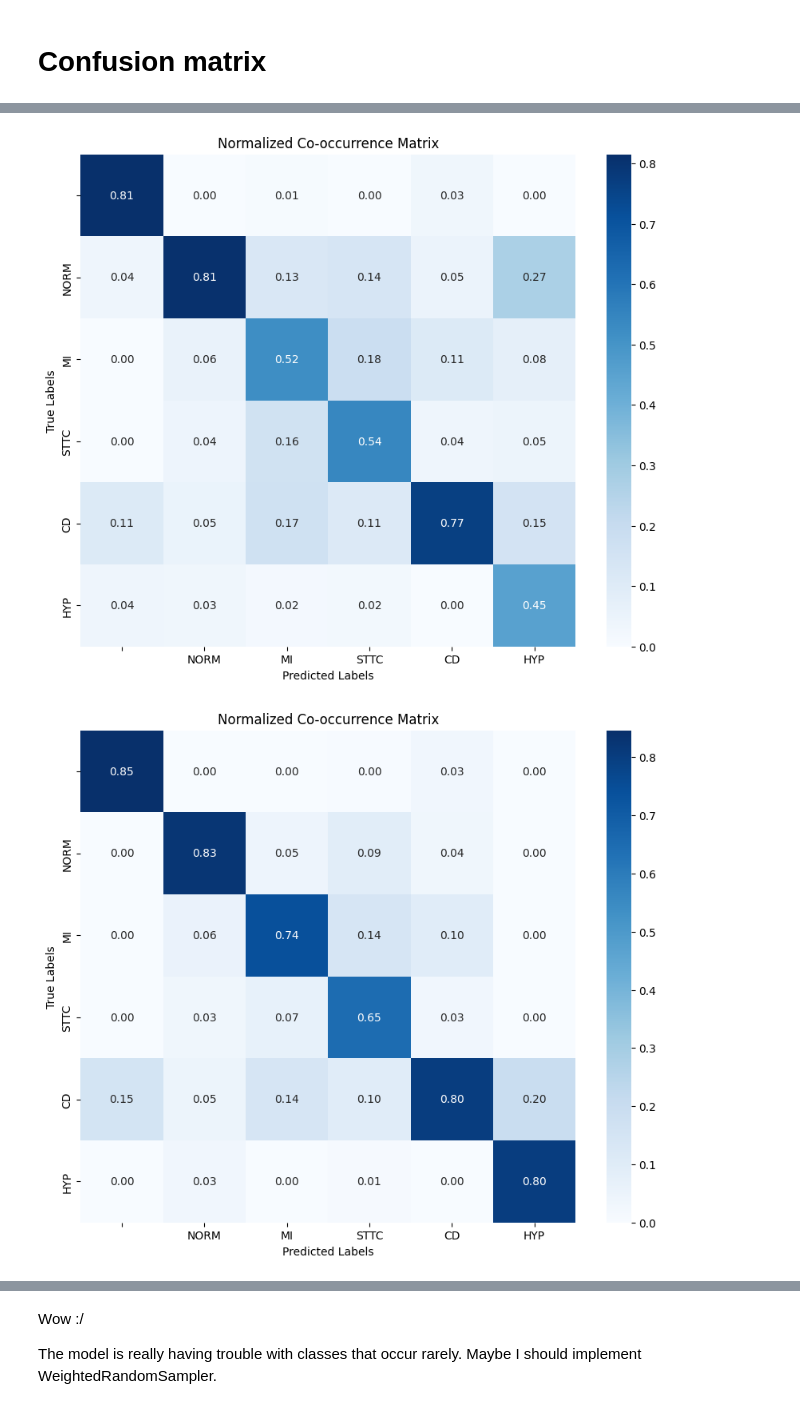
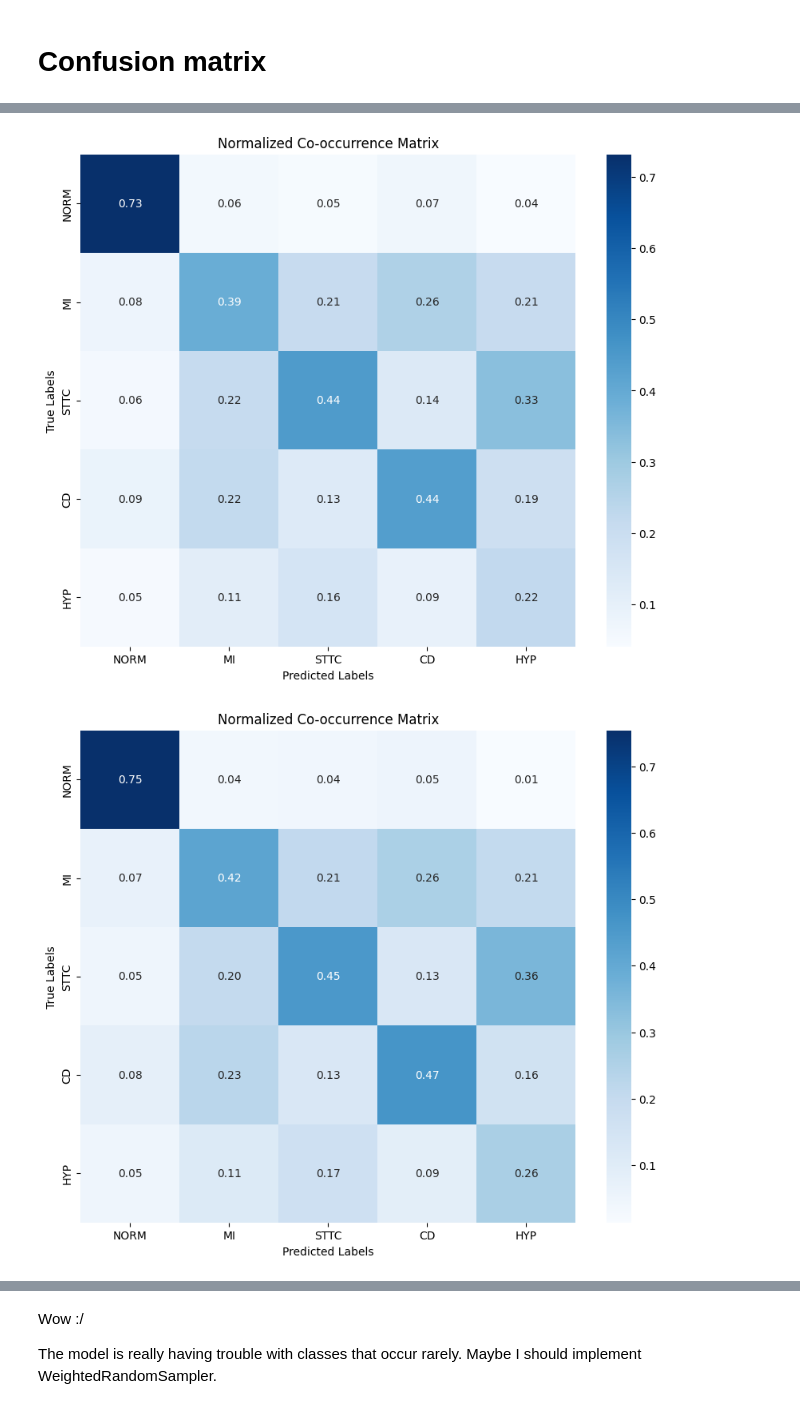
Before and after one commit to viktorcikojevic/heart-beat-ML, a Jupyter notebook: experiments/baseline-plus-augms-manymodels/ensemble-evaluation.ipynb, the cells around one changed output, grey strips where cells are left out. Cells and saved outputs as stored; diff of their text form; code cells hidden in the pictures.

```diff
--- a/experiments/baseline-plus-augms-manymodels/ensemble-evaluation.ipynb
+++ b/experiments/baseline-plus-augms-manymodels/ensemble-evaluation.ipynb
@@ -209,7 +197,7 @@ for i, out in enumerate(tqdm(ds_val, total=len(ds_val))):
 y_true_batch_torch = {'y': torch.tensor(y_true_batch)}
 y_pred_batch_torch = torch.tensor(y_pred_batch)
 
-for fold in range(1, 11):
+for fold in range(1, 9):
     model_preds[fold] = torch.tensor(model_preds[fold])
 # %%
 model_preds[1].shape, y_pred_batch_torch.shape
@@ -260,7 +248,7 @@ f1_scores_model = {}
 pr_aucs_model = {}
 aurocs_model = {}
 
-for fold in range(1, 11):
+for fold in range(1, 9):
     accs_model[fold] = []
     hamming_losses_model[fold] = []
     f1_scores_model[fold] = []
@@ -292,7 +280,7 @@ for th in tqdm(ths):
     aurocs.append(auroc)
 
     # evaluate each of the models
-    for fold in range(1, 11):
+    for fold in range(1, 9):
         acc = multi_label_accuracy(model_preds[fold], y_true_batch_torch, threshold=th, apply_sigmoid=False)
         hamming_loss = multilabel_hamming_loss(model_preds[fold], y_true_batch_torch, threshold=th, apply_sigmoid=False)
         f1_score_val = macro_f1_score_multilabel(model_preds[fold], y_true_batch_torch, threshold=th, apply_sigmoid=False)
@@ -398,8 +386,8 @@ from dataloaders import decode_label
 
 best_thresholds = []
 
-for class_indx in range(6):
-    class_indx_onehot = np.zeros(6)
+for class_indx in range(5):
+    class_indx_onehot = np.zeros(5)
     class_indx_onehot[class_indx] = 1
     class_decoded = decode_label(class_indx_onehot, ds_val.unique_superclasses)
     plt.plot(ths, per_class_f1_score[class_indx], label=class_decoded)
@@ -450,11 +437,11 @@ import matplotlib.pyplot as plt
 import seaborn as sns
 
 
-co_occurrence_matrix = np.zeros((6, 6))
+co_occurrence_matrix = np.zeros((5, 5))
 
-for i in range(6):
+for i in range(5):
 
-    for j in range(6):
+    for j in range(5):
 
         co_occurrence_matrix[i, j] = np.sum(np.logical_and(y_true_np[:, i] == 1, y_pred_np[:, j] > best_thresholds[j]))
 
@@ -465,10 +452,10 @@ column_sums = co_occurrence_matrix.sum(axis=0)
 co_occurrence_matrix_normalized = co_occurrence_matrix / column_sums[np.newaxis, :]
 
 # Adjust row and column order
-desired_order = ['', 'NORM', 'MI', 'STTC', 'CD', 'HYP']
+desired_order = ['NORM', 'MI', 'STTC', 'CD', 'HYP']
 current_order = ds_val.unique_superclasses
 
-reordered_matrix = np.zeros((6, 6))
+reordered_matrix = np.zeros((5, 5))
 for i, row_class in enumerate(desired_order):
     for j, col_class in enumerate(desired_order):
         row_index_in_current_order = current_order.index(row_class)
@@ -483,42 +470,42 @@ plt.ylabel("True Labels")
 plt.title("Normalized Co-occurrence Matrix")
 plt.show()
 # %% [output]
-[figure, old version]
+[figure, new version]
 # %%
 import numpy as np
 import matplotlib.pyplot as plt
 import seaborn as sns
 
 
-co_occurrence_matrix = np.zeros((6, 6))
+co_occurrence_matrix = np.zeros((5, 5))
 
-for i in range(6):
-    for j in range(6):
+for i in range(5):
+    for j in range(5):
         co_occurrence_matrix[i, j] = np.sum(np.logical_and(y_true_np[:, i] == 1, y_pred_np[:, j] > 0.5))
 
 
 
 # Normalize columns
 column_sums = co_occurrence_matrix.sum(axis=0)
 co_occurrence_matrix_normalized = co_occurrence_matrix / column_sums[np.newaxis, :]
 
 # Adjust row and column order
-desired_order = ['', 'NORM', 'MI', 'STTC', 'CD', 'HYP']
+desired_order = ['NORM', 'MI', 'STTC', 'CD', 'HYP']
 current_order = ds_val.unique_superclasses
 
-reordered_matrix = np.zeros((6, 6))
+reordered_matrix = np.zeros((5, 5))
 for i, row_class in enumerate(desired_order):
     for j, col_class in enumerate(desired_order):
         row_index_in_current_order = current_order.index(row_class)
         col_index_in_current_order = current_order.index(col_class)
         reordered_matrix[i, j] = co_occurrence_matrix_normalized[row_index_in_current_order, col_index_in_current_order]
 
 # Visualizing
 plt.figure(figsize=(10, 8))
 sns.heatmap(reordered_matrix, annot=True, fmt=".2f", cmap="Blues", xticklabels=desired_order, yticklabels=desired_order)
 plt.xlabel("Predicted Labels")
 plt.ylabel("True Labels")
 plt.title("Normalized Co-occurrence Matrix")
 plt.show()
 # %% [output]
-[figure, old version]
+[figure, new version]
```
Also changed, not shown: parts of 25 cells of this notebook, 13 other files.
